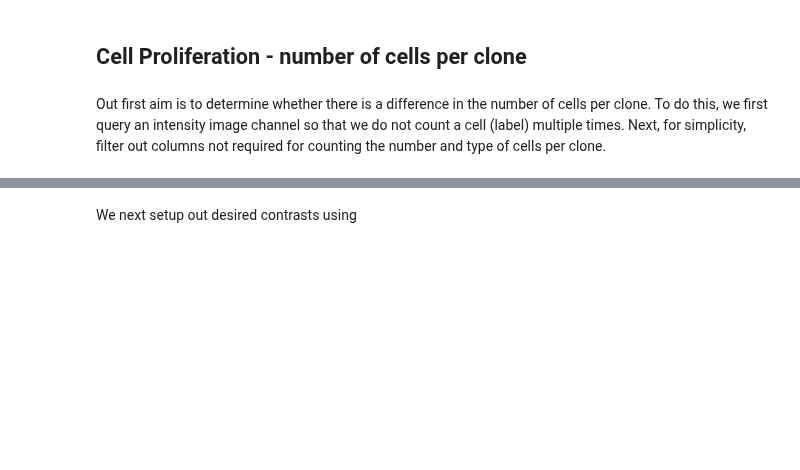
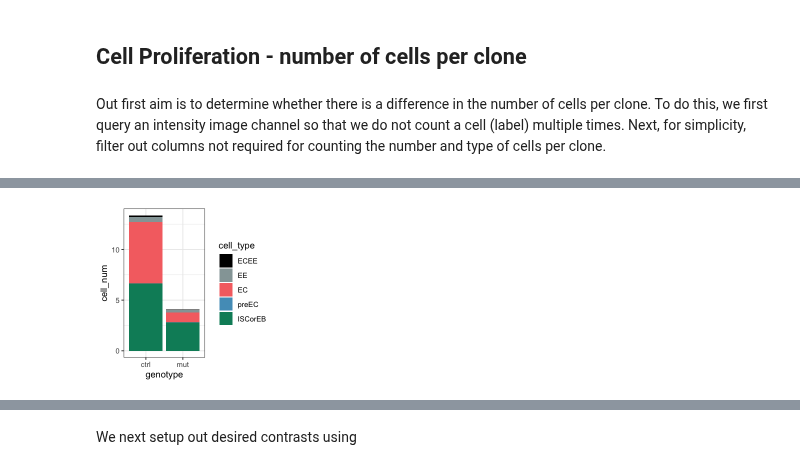
Before and after one commit to morriso1/clonedetective, a Jupyter notebook: 05_Tutorial_Downstream_Analysis_R.ipynb, the cells around one changed output, grey strips where cells are left out. Saved outputs shown, nothing was run; the diff lists cells and outputs as text; code cells hidden in the pictures; blank space fills up the shorter version.

```diff
--- a/05_Tutorial_Downstream_Analysis_R.ipynb
+++ b/05_Tutorial_Downstream_Analysis_R.ipynb
@@ -102,13 +107,23 @@ count_df_tidy <-
                             names_to = 'cell_type',
                             values_to = 'cell_num') %>%
   mutate(cell_type = factor(cell_type, levels = c('ECEE', 'EE', 'EC', 'preEC', 'ISCorEB')))
+# %%
+count_df_tidy_inside <- count_df_tidy %>% filter(clone_status == 'IC')
 # %%
 # create stacked bar plots
-stacked_bar_mean <- count_df_tidy %>%
+stacked_bar_mean <- count_df_tidy_inside %>%
   filter(clone_status == 'IC') %>%
   ggplot(aes(fill = cell_type, y = cell_num, x = genotype)) +
   geom_bar(position = "stack",
            stat = "summary",
            fun = 'mean') +
-  scale_fill_manual(values = c("#000000", "#95a5a6", "#F57171", "#539DC2", "#008b68")) +
-  theme(legend.position = "none")
+  theme_bw() +
+  scale_fill_manual(values = c("#000000", "#95a5a6", "#F57171", "#539DC2", "#008b68"))
+# %%
+# setup plot size, theme and text size
+options(repr.plot.width=3, repr.plot.height=3)
+theme_set(theme_cowplot(font_size=14))
+
+stacked_bar_mean
+# %% [output]
+[figure, added]
```
Also changed, not shown: parts of 11 cells of this notebook, 3 other files.
